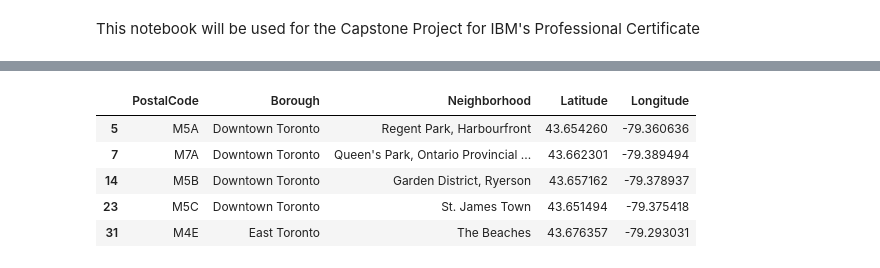
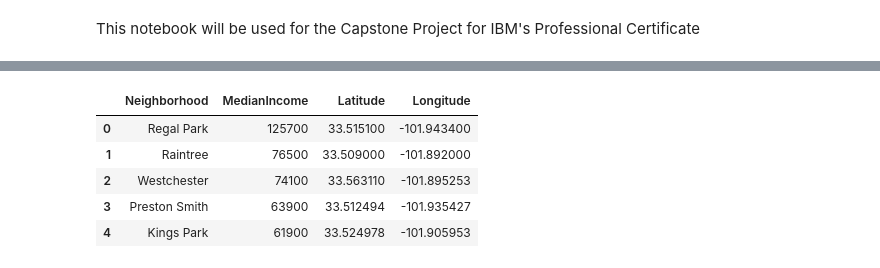
Before and after one commit to StealthyRiot/Coursera_Capstone, a Jupyter notebook: Coursera_Capstone.ipynb, the cells around one changed output, grey strips where cells are left out. Cells and saved outputs as stored; diff of their text form; code cells hidden in the pictures.

```diff
--- a/Coursera_Capstone.ipynb
+++ b/Coursera_Capstone.ipynb
@@ -121,10 +25,0 @@ df.head()
-# %%
-dfToronto = df[df['Borough'].str.contains("Toronto")]
-dfToronto.head()
-# %% [output]
-|  | PostalCode | Borough | Neighborhood | Latitude | Longitude |
-| 5 | M5A | Downtown Toronto | Regent Park, Harbourfront | 43.654260 | -79.360636 |
-| 7 | M7A | Downtown Toronto | Queen's Park, Ontario Provincial ... | 43.662301 | -79.389494 |
-| 14 | M5B | Downtown Toronto | Garden District, Ryerson | 43.657162 | -79.378937 |
-| 23 | M5C | Downtown Toronto | St. James Town | 43.651494 | -79.375418 |
-| 31 | M4E | East Toronto | The Beaches | 43.676357 | -79.293031 |
@@ -131 +29,18 @@ dfToronto.head()
+# %%
+#Data from https://statisticalatlas.com/place/Texas/Lubbock/Household-Income and originally from US Census
+data = {
+    'Neighborhood': ['Regal Park', 'Raintree', 'Westchester', 'Preston Smith','Kings Park', 'Northridge', 'University Pines', 'Waters', 'Shadow Hills', 'Remington Park', 'Heart of Lubbock', 'Slaton-Bean','Harwell', 'Southgate', 'Parkway and Cherry Point', 'Windmill','Jackson-Mahon','Dunbar-Manhattan-Heights','South Overton', 'North Overton'],
+    'MedianIncome': [125700, 76500, 74100, 63900,61900,55700,55500,52200,51900,50900,31900,31000,30900,30500,30300,27000,24600,24000,20700,10900],
+    'Latitude': [33.5151, 33.509, 33.5631098, 33.5124939,33.5249782,33.5850798,33.5124219,33.5243939,33.5995858,33.5319014,33.5705811,33.5705439,33.5560439,33.5234799,33.600002,33.587298,33.5995434,33.55852,33.581094,33.5883984],
+    'Longitude': [-101.9434, -101.892, -101.8952527, -101.9354271,-101.905953,-101.947851,-101.8832574,-101.8833208,-101.952846,-101.9317848,-101.8672609,-101.8500209,-101.8443205,-101.8357699,-101.8224484,-101.8131978,-101.8664719,-101.8274019,-101.8674714,-101.8673533
+]}
+dfLubbockData = pd.DataFrame(data, columns=['Neighborhood','MedianIncome','Latitude','Longitude'])
+dfLubbockData.head()
+# %% [output]
+|  | Neighborhood | MedianIncome | Latitude | Longitude |
+| 0 | Regal Park | 125700 | 33.515100 | -101.943400 |
+| 1 | Raintree | 76500 | 33.509000 | -101.892000 |
+| 2 | Westchester | 74100 | 33.563110 | -101.895253 |
+| 3 | Preston Smith | 63900 | 33.512494 | -101.935427 |
+| 4 | Kings Park | 61900 | 33.524978 | -101.905953 |
 # %%
```
Also changed, not shown: parts of 27 cells of this notebook.
